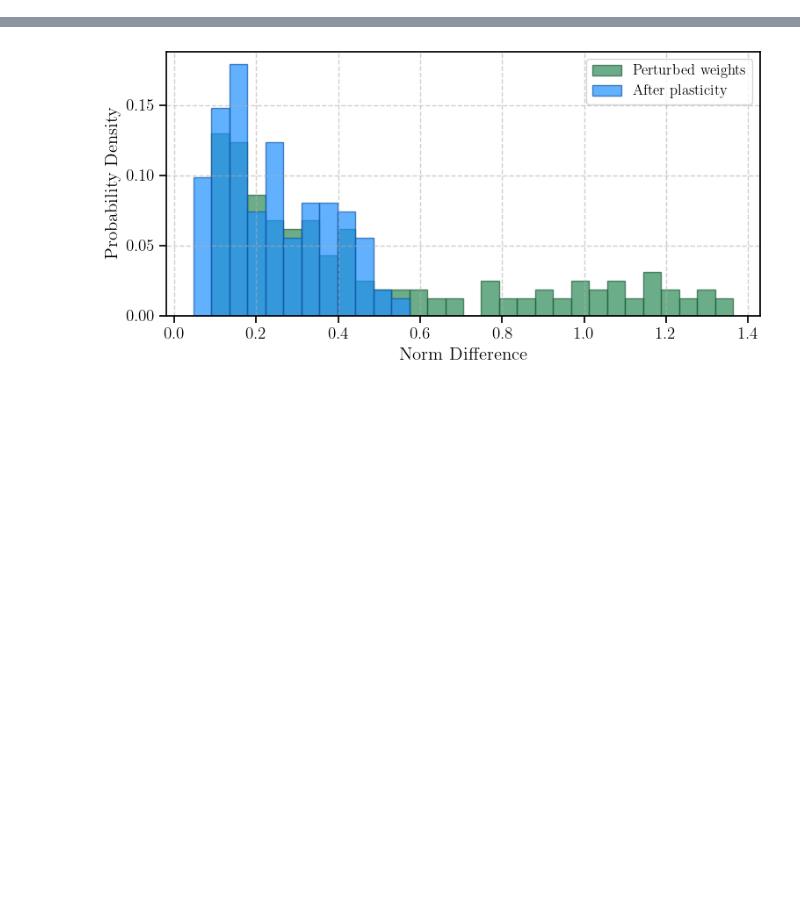
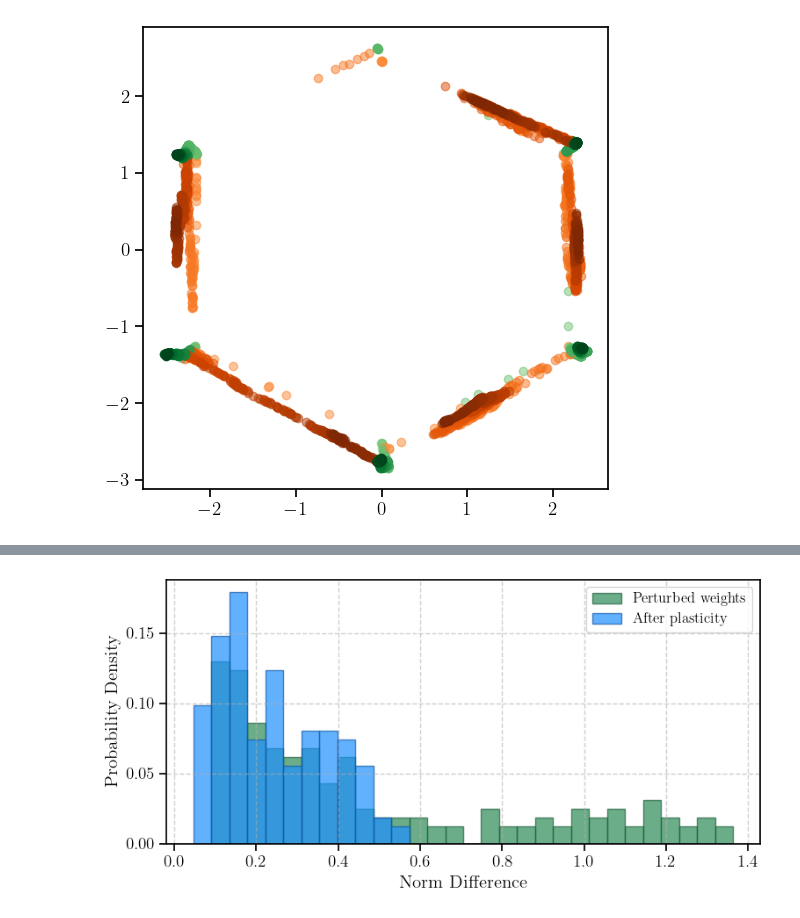
Before and after one commit to Asagodi/topological_diversity, a Jupyter notebook: Stability/homeostasis/plasticity.ipynb, the cells around one changed output, grey strips where cells are left out. Saved outputs shown, nothing was run; the diff lists cells and outputs as text; code cells hidden in the pictures; blank space fills up the shorter version.

```diff
--- a/Stability/homeostasis/plasticity.ipynb
+++ b/Stability/homeostasis/plasticity.ipynb
@@ -354,0 +348,29 @@ This will become an error in seaborn v0.13.0; please update your code.
+# %%
+#shifting invariant manfiold: tracking FPs
+
+markersize = 12
+cmap_stab = plt.cm.Greens  #
+norm = plt.Normalize(vmin=-501, vmax=501)  # Normalize ti values
+cmap_sadd = plt.cm.Oranges  #
+
+fig, ax = plt.subplots(1, 1, figsize=(6, 6))
+all_fps = []
+all_eigenvalues = []
+for ti, W_sym in tqdm(enumerate(Wt[4][1:])):
+    W_sym = W_sym.reshape((N, N))
+    fixed_points = noorman_fixed_points(W_sym, c_ff)
+    fixed_points_proj2 = pca.transform(fixed_points)
+
+    for f_i, fixed_point_p in enumerate(fixed_points_proj2[:-1]):
+        fixed_point = fixed_points[f_i]
+        eigenvalues, _ = scipy.linalg.eig(noorman_jacobian(fixed_point, W_sym))
+        if np.all(np.real(eigenvalues)<0):
+            color = cmap_stab(norm(ti))  # Get color from colormap
+            ax.plot(fixed_point_p[0], fixed_point_p[1], '.', color=color, zorder=99, alpha=.5, markersize= markersize)
+        else:
+            color = cmap_sadd(norm(ti))
+            ax.plot(fixed_point_p[0], fixed_point_p[1], '.', color=color, zorder=99, alpha=.5, markersize= markersize)
+    all_fps.append(fixed_points_proj2)
+    all_eigenvalues.append(eigenvalues)
+# %% [output]
+[figure, added]
```
Also changed, not shown: parts of 15 cells of this notebook.
